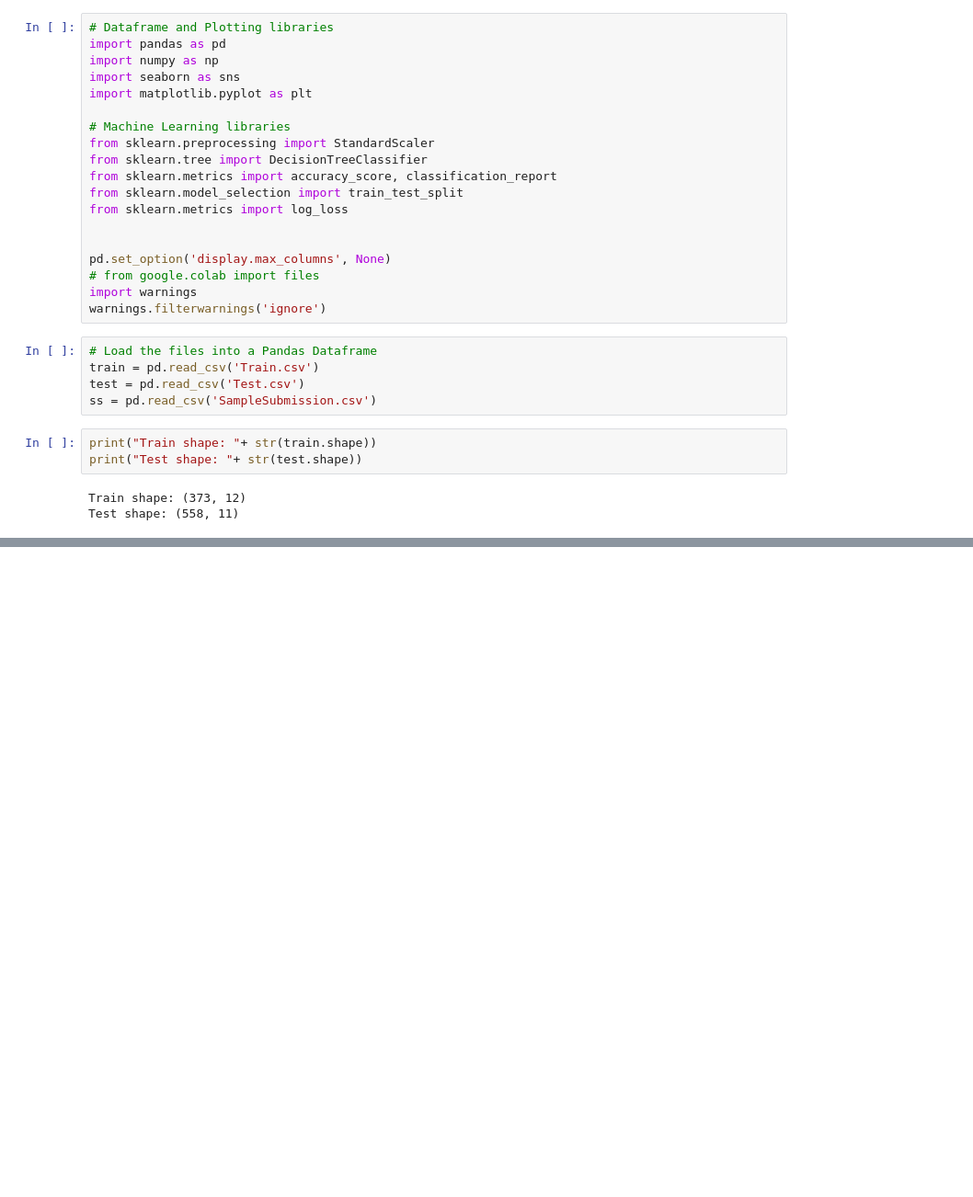
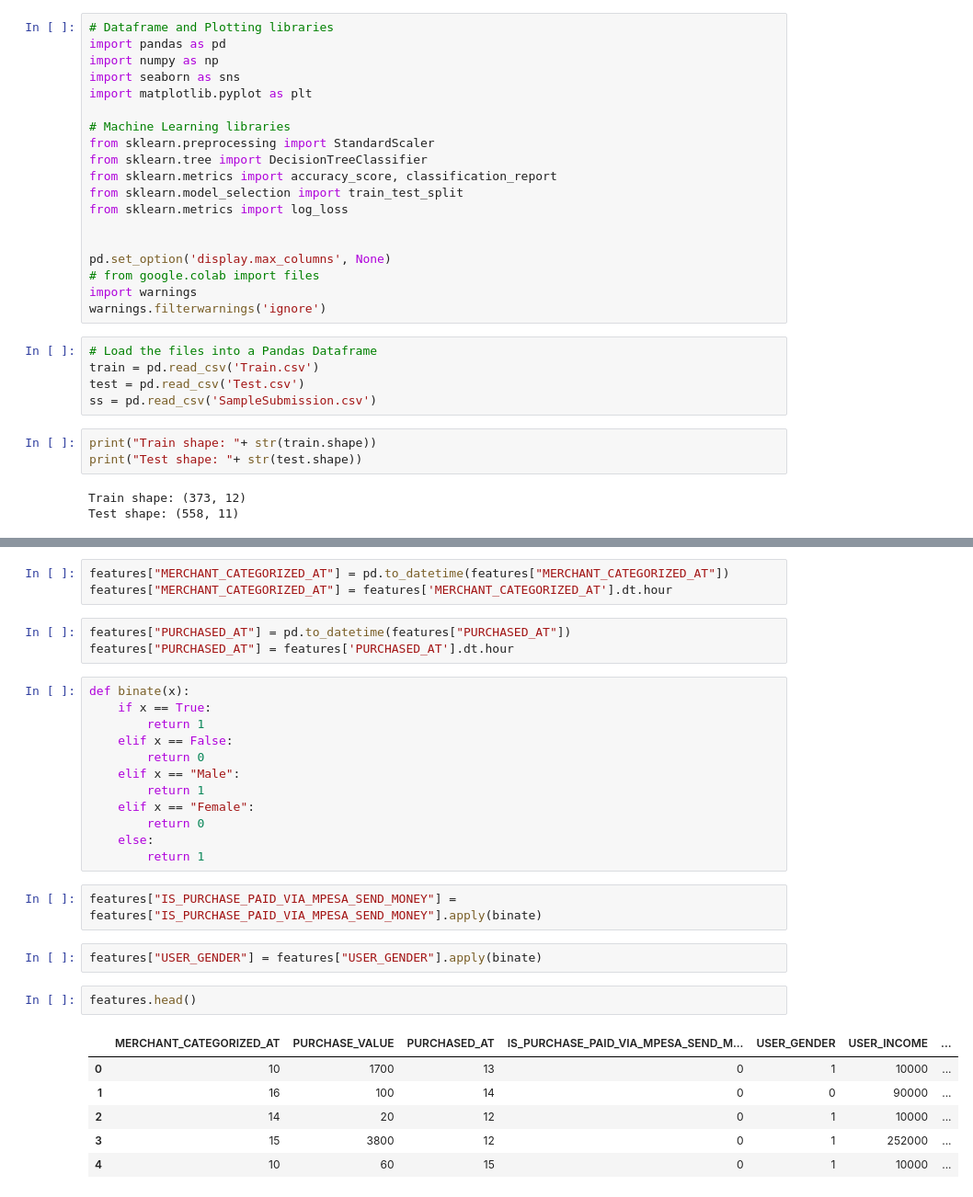
Before and after one commit to simiel/Alvin-Prediction-Zindi, a Jupyter notebook: Solution.ipynb, the cells around one changed output, grey strips where cells are left out. Shown at 92% size. Cells and saved outputs as stored; diff of their text form; blank space fills up the shorter version.

```diff
--- a/Solution.ipynb
+++ b/Solution.ipynb
@@ -48,0 +70,31 @@ test.head()
+# %%
+features["MERCHANT_CATEGORIZED_AT"] = pd.to_datetime(features["MERCHANT_CATEGORIZED_AT"])
+features["MERCHANT_CATEGORIZED_AT"] = features['MERCHANT_CATEGORIZED_AT'].dt.hour
+# %%
+features["PURCHASED_AT"] = pd.to_datetime(features["PURCHASED_AT"])
+features["PURCHASED_AT"] = features['PURCHASED_AT'].dt.hour
+# %%
+def binate(x):
+    if x == True:
+        return 1
+    elif x == False:
+        return 0
+    elif x == "Male":
+        return 1
+    elif x == "Female":
+        return 0
+    else:
+        return 1
+# %%
+features["IS_PURCHASE_PAID_VIA_MPESA_SEND_MONEY"] = features["IS_PURCHASE_PAID_VIA_MPESA_SEND_MONEY"].apply(binate)
+# %%
+features["USER_GENDER"] = features["USER_GENDER"].apply(binate)
+# %%
+features.head()
+# %% [output]
+|  | MERCHANT_CATEGORIZED_AT | PURCHASE_VALUE | PURCHASED_AT | IS_PURCHASE_PAID_VIA_MPESA_SEND_M... | USER_GENDER | USER_INCOME | ... |
+| 0 | 10 | 1700 | 13 | 0 | 1 | 10000 | ... |
+| 1 | 16 | 100 | 14 | 0 | 0 | 90000 | ... |
+| 2 | 14 | 20 | 12 | 0 | 1 | 10000 | ... |
+| 3 | 15 | 3800 | 12 | 0 | 1 | 252000 | ... |
+| 4 | 10 | 60 | 15 | 0 | 1 | 10000 | ... |
```
Also changed, not shown: parts of 24 cells of this notebook, 2 other files.
